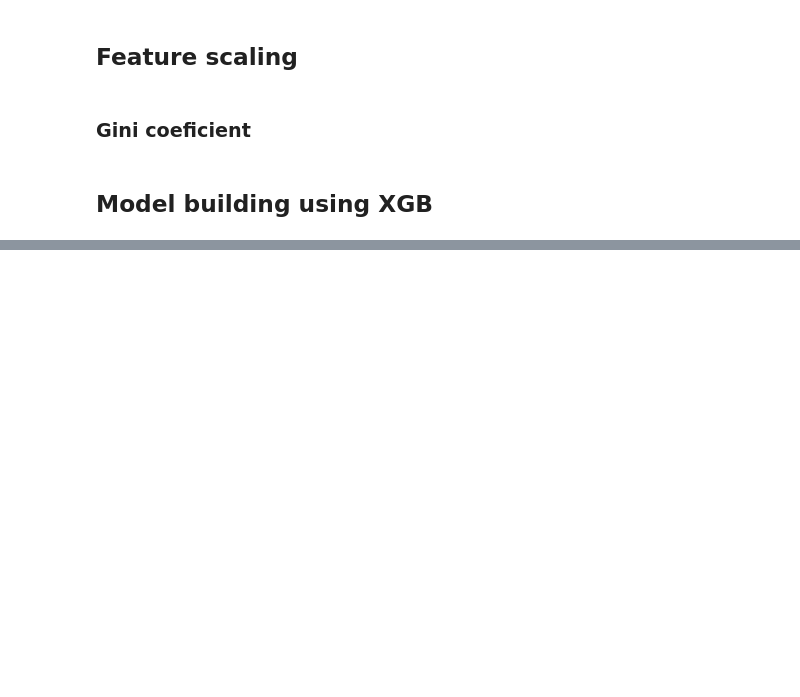
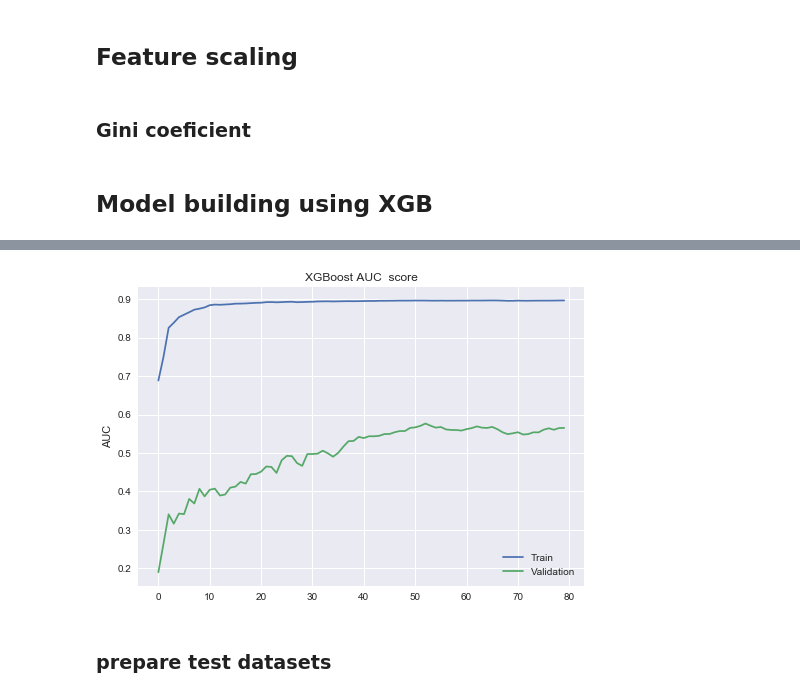
Before and after one commit to msahamed/Safe_Driver_Prediction, a Jupyter notebook: predict_driver.ipynb, the cells around one changed output, grey strips where cells are left out. Cells and saved outputs as stored; diff of their text form; code cells hidden in the pictures; blank space fills up the shorter version.

Commit message:
Improve Gini metric

```diff
--- a/predict_driver.ipynb
+++ b/predict_driver.ipynb
@@ -382,0 +358,14 @@ AttributeError: 'Booster' object has no attribute 'best_score'
+# %%
+model = model = XGBClassifier(
+              learning_rate = 0.02,
+              n_estimators=100,
+              max_depth  = 6,
+              subsample = 1.0,
+              colsample_bytree = 0.3,
+              min_child_weight = 1,
+              random_state = random_state,
+              n_jobs = -1,
+              silent = True)
+eval_set = [(X_train, Y_train), (X_val, Y_val)]
+model.fit(X_train, Y_train, eval_set= eval_set,
+          eval_metric= gini_xgb, early_stopping_rounds= 80, verbose=True)
@@ -382,0 +396,16 @@ AttributeError: 'Booster' object has no attribute 'best_score'
+# %%
+results = model.evals_result()
+metric = 'gini'
+epochs = len(results['validation_0'][metric])
+x_axis = range(0, epochs)
+
+plt.plot(x_axis, results['validation_0'][metric], label='Train')
+plt.plot(x_axis, results['validation_1'][metric], label='Validation')
+plt.legend()
+plt.ylabel('AUC')
+plt.title('XGBoost AUC  score')
+plt.show()
+# %% [output]
+[figure, added]
+# %% [markdown]
+### prepare test datasets
```
Also changed, not shown: parts of 35 cells of this notebook, 1 other file.
